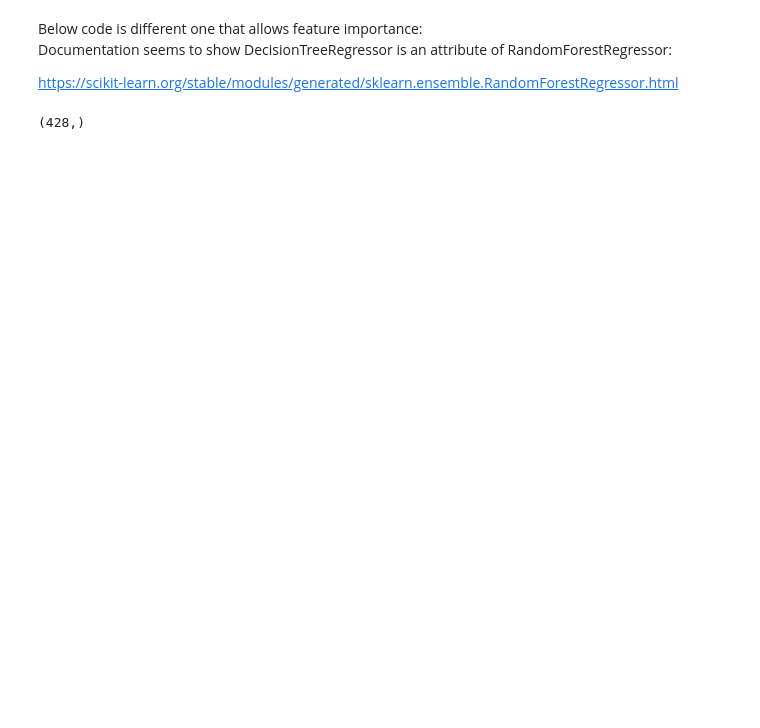
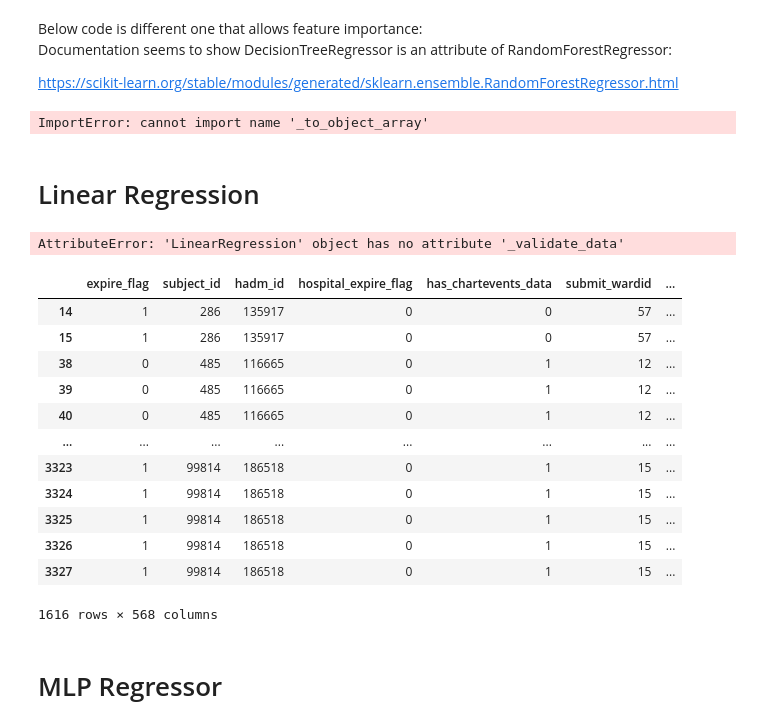
Before and after one commit to derek-y-lee/uclabiostat-thesis, a Jupyter notebook: predict_waitingtime_mimic.ipynb, the cells around one changed output. Drawn from its saved outputs; the diff is of its cells as text; code cells hidden in the pictures; blank space fills up the shorter version.

```diff
--- a/predict_waitingtime_mimic.ipynb
+++ b/predict_waitingtime_mimic.ipynb
@@ -1159,22 +1193,22 @@ Documentation seems to show DecisionTreeRegressor is an attribute of RandomFores
 https://scikit-learn.org/stable/modules/generated/sklearn.ensemble.RandomForestRegressor.html
 # %%
 from sklearn.tree import DecisionTreeRegressor
-from matplotlib import pyplot
-# define dataset
-X, y = make_regression(n_samples=1000, n_features=10, n_informative=5, random_state=1)
-# define the model
-model = DecisionTreeRegressor()
-# fit the model
-model.fit(X, y)
-# get importance
-importance = model.feature_importances_
-# summarize feature importance
-for i,v in enumerate(importance):
-    print('Feature: %0d, Score: %.5f' % (i,v))
-# plot feature importance
-pyplot.bar([x for x in range(len(importance))], importance)
-pyplot.show()
+# from matplotlib import pyplot
+# # define dataset
+# # X, y = make_regression(n_samples=1000, n_features=10, n_informative=5, random_state=1)
+# # define the model
+# model = DecisionTreeRegressor()
+# # fit the model
+# model.fit(X_train, y_train)
+# # get importance
+# importance = model.feature_importances_
+# # summarize feature importance
+# for i,v in enumerate(importance):
+#     print('Feature: %0d, Score: %.5f' % (i,v))
+# # plot feature importance
+# pyplot.bar([x for x in range(len(importance))], importance)
+# pyplot.show()
+# %% [output]
+ImportError: cannot import name '_to_object_array'
-# %%
-timediff_ER_urgent.subject_id.unique().shape
-# %% [output]
-(428,)
+# %% [markdown]
+# Linear Regression
@@ -1180,0 +1217,23 @@ timediff_ER_urgent.subject_id.unique().shape
+# %%
+linear_model = LinearRegression(fit_intercept=True)
+linear_model.fit(X,y)
+# %% [output]
+AttributeError: 'LinearRegression' object has no attribute '_validate_data'
+# %%
+X
+# %% [output]
+|  | expire_flag | subject_id | hadm_id | hospital_expire_flag | has_chartevents_data | submit_wardid | ... |
+| 14 | 1 | 286 | 135917 | 0 | 0 | 57 | ... |
+| 15 | 1 | 286 | 135917 | 0 | 0 | 57 | ... |
+| 38 | 0 | 485 | 116665 | 0 | 1 | 12 | ... |
+| 39 | 0 | 485 | 116665 | 0 | 1 | 12 | ... |
+| 40 | 0 | 485 | 116665 | 0 | 1 | 12 | ... |
+| ... | ... | ... | ... | ... | ... | ... | ... |
+| 3323 | 1 | 99814 | 186518 | 0 | 1 | 15 | ... |
+| 3324 | 1 | 99814 | 186518 | 0 | 1 | 15 | ... |
+| 3325 | 1 | 99814 | 186518 | 0 | 1 | 15 | ... |
+| 3326 | 1 | 99814 | 186518 | 0 | 1 | 15 | ... |
+| 3327 | 1 | 99814 | 186518 | 0 | 1 | 15 | ... |
+1616 rows × 568 columns
+# %% [markdown]
+# MLP Regressor
```
Also changed, not shown: parts of 21 cells of this notebook.
